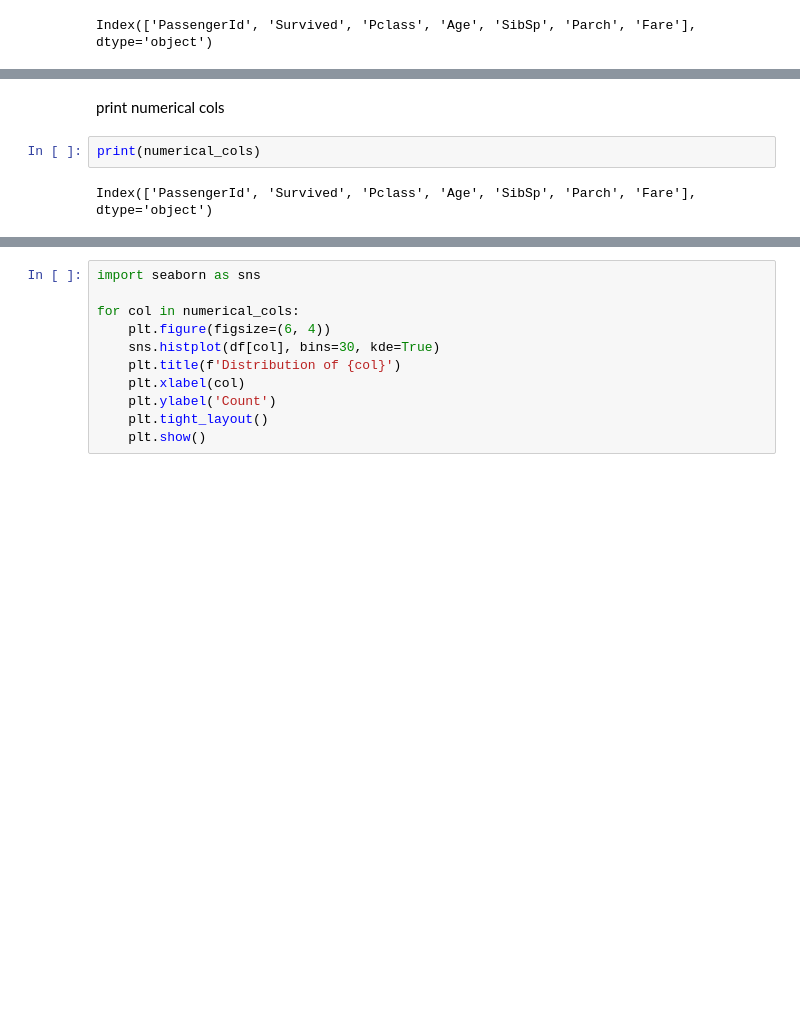
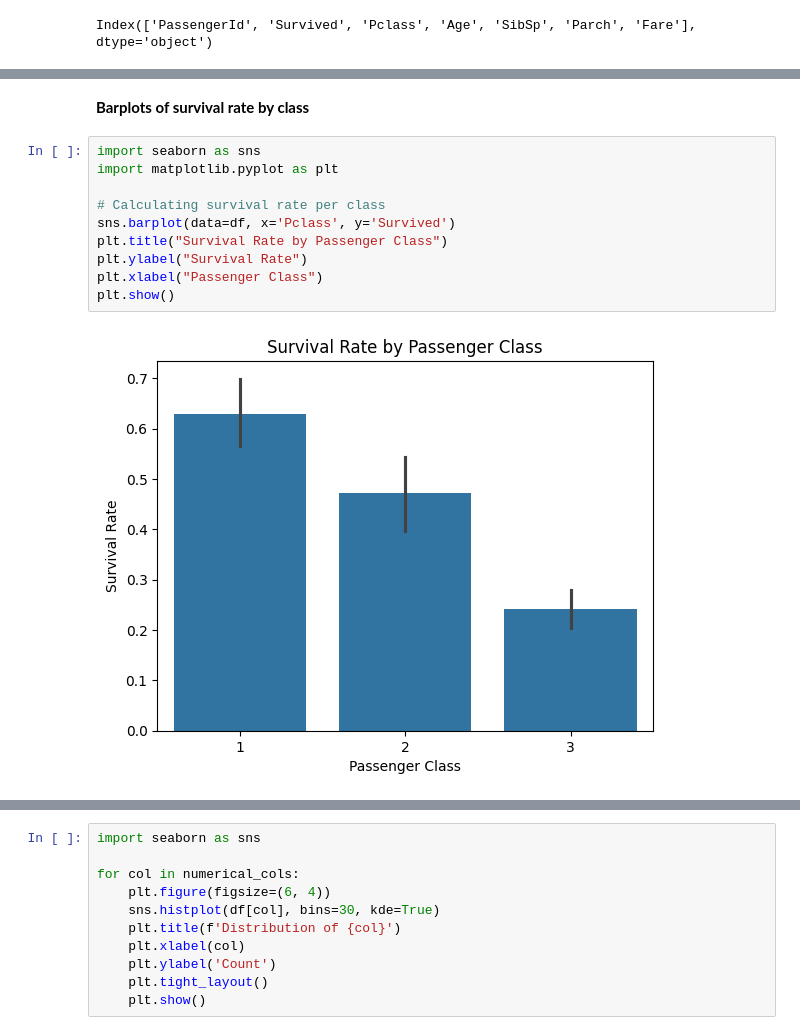
Before and after one commit to junaid1729/Ezitech_internship, a Jupyter notebook: Task01/titanic.ipynb, the cells around one changed output, grey strips where cells are left out. Drawn from its saved outputs; the diff is of its cells as text; blank space fills up the shorter version.

```diff
--- a/Task01/titanic.ipynb
+++ b/Task01/titanic.ipynb
@@ -326,6 +293,14 @@ for x_col, y_col in combinations(numerical_cols, 2):
-# %% [markdown]
-print numerical cols
-# %%
-print(numerical_cols)
-# %% [output]
-Index(['PassengerId', 'Survived', 'Pclass', 'Age', 'SibSp', 'Parch', 'Fare'], dtype='object')
+# %% [markdown]
+**Barplots of survival rate by class**
+# %%
+import seaborn as sns
+import matplotlib.pyplot as plt
+
+# Calculating survival rate per class
+sns.barplot(data=df, x='Pclass', y='Survived')
+plt.title("Survival Rate by Passenger Class")
+plt.ylabel("Survival Rate")
+plt.xlabel("Passenger Class")
+plt.show()
+# %% [output]
+[figure, added]
```
Also changed, not shown: parts of 35 cells of this notebook.
